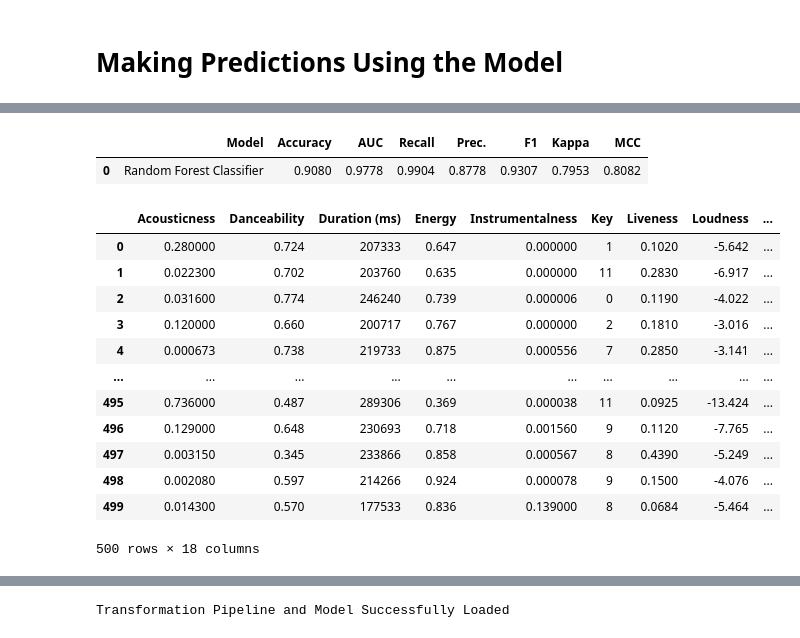
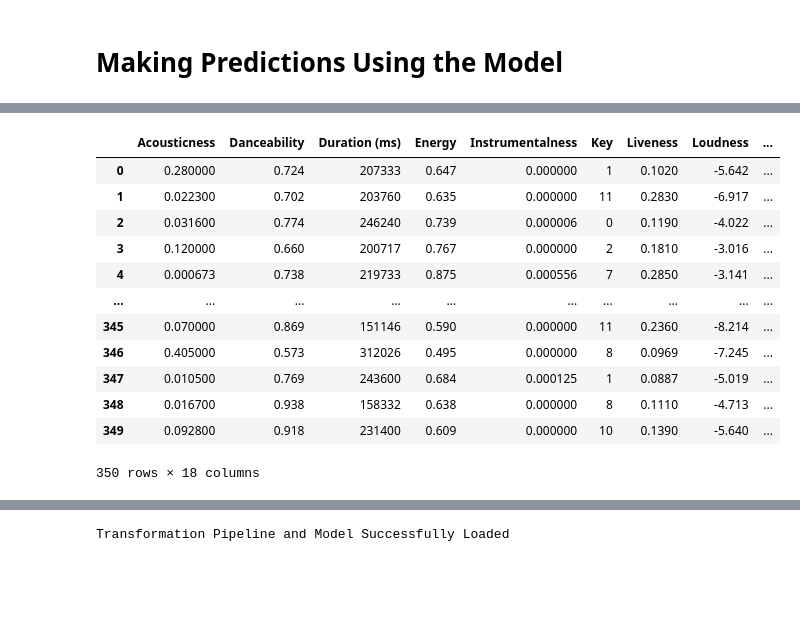
Before and after one commit to Kelsey2701/spotify-project, a Jupyter notebook: exploratory.ipynb, the cells around one changed output, grey strips where cells are left out. Cells and saved outputs as stored; diff of their text form; code cells hidden in the pictures; blank space fills up the shorter version.

```diff
--- a/exploratory.ipynb
+++ b/exploratory.ipynb
@@ -459,6 +469,6 @@ best_model = rf_tuned
 # %% [markdown]
 # Making Predictions Using the Model
 # %%
-predictions = predict_model(best_model, df.head(500))
+predictions = predict_model(best_model, df.head (350))
 predictions
 # %% [output]
@@ -465,18 +476,16 @@ predictions
-|  | Model | Accuracy | AUC | Recall | Prec. | F1 | Kappa | MCC |
-| 0 | Random Forest Classifier | 0.9080 | 0.9778 | 0.9904 | 0.8778 | 0.9307 | 0.7953 | 0.8082 |
+|  | Acousticness | Danceability | Duration (ms) | Energy | Instrumentalness | Key | Liveness | Loudness | ... |
+| 0 | 0.280000 | 0.724 | 207333 | 0.647 | 0.000000 | 1 | 0.1020 | -5.642 | ... |
+| 1 | 0.022300 | 0.702 | 203760 | 0.635 | 0.000000 | 11 | 0.2830 | -6.917 | ... |
+| 2 | 0.031600 | 0.774 | 246240 | 0.739 | 0.000006 | 0 | 0.1190 | -4.022 | ... |
+| 3 | 0.120000 | 0.660 | 200717 | 0.767 | 0.000000 | 2 | 0.1810 | -3.016 | ... |
+| 4 | 0.000673 | 0.738 | 219733 | 0.875 | 0.000556 | 7 | 0.2850 | -3.141 | ... |
+| ... | ... | ... | ... | ... | ... | ... | ... | ... | ... |
+| 345 | 0.070000 | 0.869 | 151146 | 0.590 | 0.000000 | 11 | 0.2360 | -8.214 | ... |
+| 346 | 0.405000 | 0.573 | 312026 | 0.495 | 0.000000 | 8 | 0.0969 | -7.245 | ... |
+| 347 | 0.010500 | 0.769 | 243600 | 0.684 | 0.000125 | 1 | 0.0887 | -5.019 | ... |
+| 348 | 0.016700 | 0.938 | 158332 | 0.638 | 0.000000 | 8 | 0.1110 | -4.713 | ... |
+| 349 | 0.092800 | 0.918 | 231400 | 0.609 | 0.000000 | 10 | 0.1390 | -5.640 | ... |
-|  | Acousticness | Danceability | Duration (ms) | Energy | Instrumentalness | Key | Liveness | Loudness | ... |
-| 0 | 0.280000 | 0.724 | 207333 | 0.647 | 0.000000 | 1 | 0.1020 | -5.642 | ... |
-| 1 | 0.022300 | 0.702 | 203760 | 0.635 | 0.000000 | 11 | 0.2830 | -6.917 | ... |
-| 2 | 0.031600 | 0.774 | 246240 | 0.739 | 0.000006 | 0 | 0.1190 | -4.022 | ... |
-| 3 | 0.120000 | 0.660 | 200717 | 0.767 | 0.000000 | 2 | 0.1810 | -3.016 | ... |
-| 4 | 0.000673 | 0.738 | 219733 | 0.875 | 0.000556 | 7 | 0.2850 | -3.141 | ... |
-| ... | ... | ... | ... | ... | ... | ... | ... | ... | ... |
-| 495 | 0.736000 | 0.487 | 289306 | 0.369 | 0.000038 | 11 | 0.0925 | -13.424 | ... |
-| 496 | 0.129000 | 0.648 | 230693 | 0.718 | 0.001560 | 9 | 0.1120 | -7.765 | ... |
-| 497 | 0.003150 | 0.345 | 233866 | 0.858 | 0.000567 | 8 | 0.4390 | -5.249 | ... |
-| 498 | 0.002080 | 0.597 | 214266 | 0.924 | 0.000078 | 9 | 0.1500 | -4.076 | ... |
-| 499 | 0.014300 | 0.570 | 177533 | 0.836 | 0.139000 | 8 | 0.0684 | -5.464 | ... |
-500 rows × 18 columns
+350 rows × 18 columns
 # %%
 # save the model
 save_model(best_model, model_name='Song Recommender')
```
Also changed, not shown: parts of 19 cells of this notebook, 2 other files.
